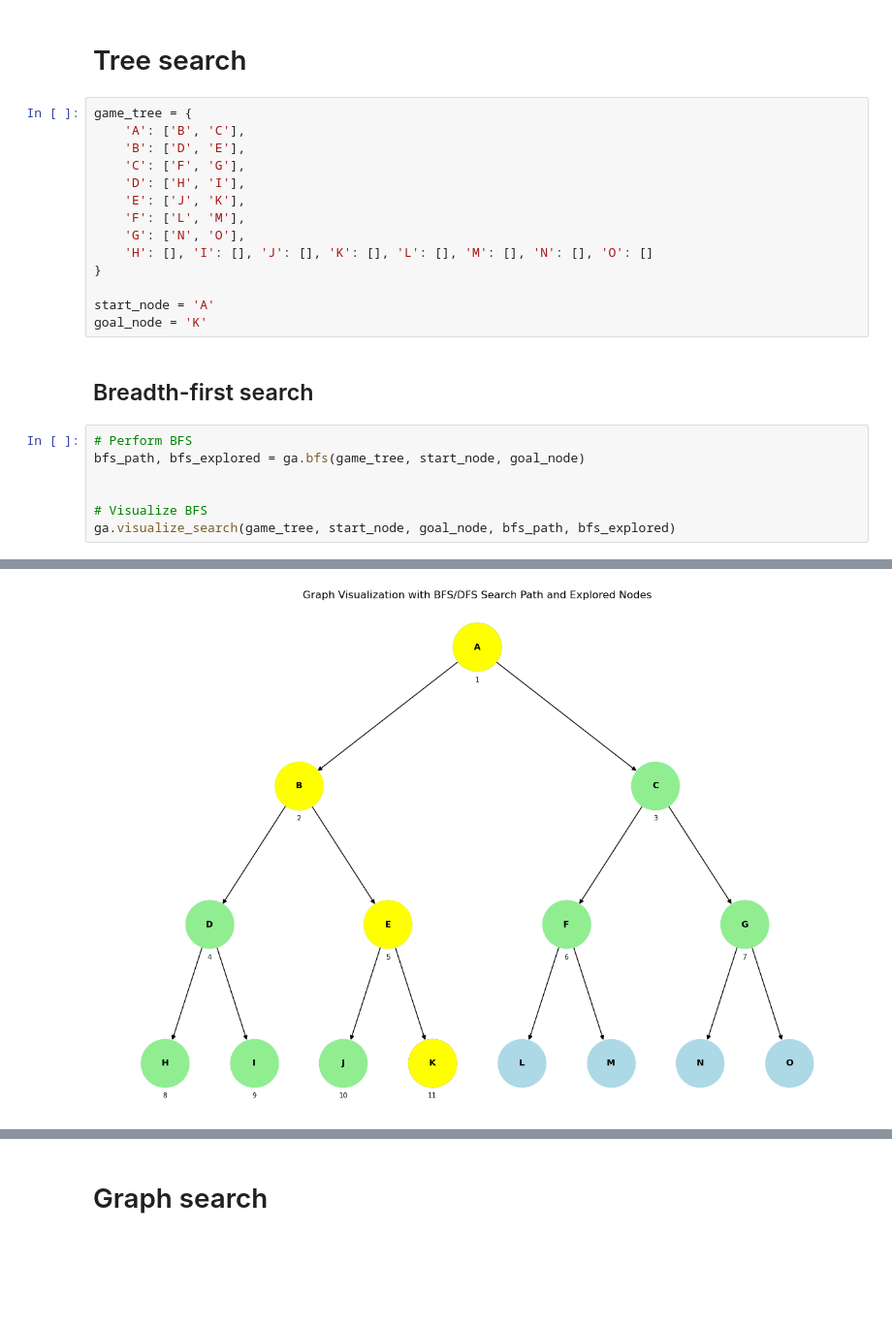
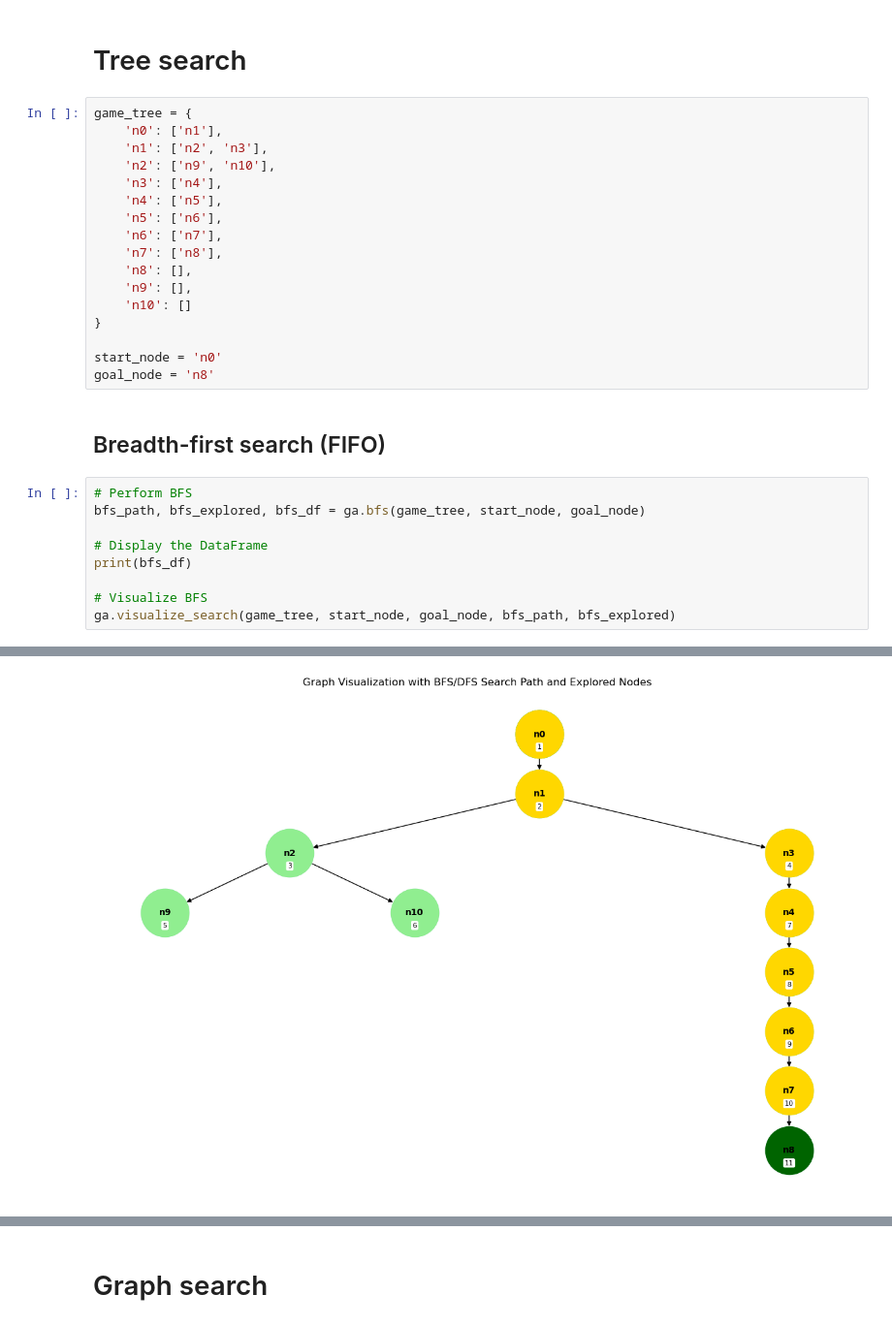
Before and after one commit to alpacfer/intro_to_ai, a Jupyter notebook: graphs_introai.ipynb, the cells around one changed output, grey strips where cells are left out. Shown: that part at 97% size. Saved outputs shown, nothing was run; the diff lists cells and outputs as text; blank space fills up the shorter version.

Commit message:
Better graphs

```diff
--- a/graphs_introai.ipynb
+++ b/graphs_introai.ipynb
@@ -3,26 +3,31 @@
 import graph_algorithms as ga
 # %% [markdown]
 # Tree search
-# %%
-game_tree = {
-    'A': ['B', 'C'],
-    'B': ['D', 'E'],
-    'C': ['F', 'G'],
-    'D': ['H', 'I'],
-    'E': ['J', 'K'],
-    'F': ['L', 'M'],
-    'G': ['N', 'O'],
-    'H': [], 'I': [], 'J': [], 'K': [], 'L': [], 'M': [], 'N': [], 'O': []
-}
-
-start_node = 'A'
-goal_node = 'K'
+# %%
+game_tree = {
+    'n0': ['n1'],
+    'n1': ['n2', 'n3'],
+    'n2': ['n9', 'n10'],
+    'n3': ['n4'],
+    'n4': ['n5'],
+    'n5': ['n6'],
+    'n6': ['n7'],
+    'n7': ['n8'],
+    'n8': [],
+    'n9': [],
+    'n10': []
+}
+
+start_node = 'n0'
+goal_node = 'n8'
 # %% [markdown]
-## Breadth-first search
+## Breadth-first search (FIFO)
 # %%
 # Perform BFS
-bfs_path, bfs_explored = ga.bfs(game_tree, start_node, goal_node)
+bfs_path, bfs_explored, bfs_df = ga.bfs(game_tree, start_node, goal_node)
 
+# Display the DataFrame
+print(bfs_df)
 
 # Visualize BFS
 ga.visualize_search(game_tree, start_node, goal_node, bfs_path, bfs_explored)
@@ -42,2 +48,2 @@ Goal K reached! Path: ['A', 'B', 'E', 'K']
-[figure, old version]
+[figure, new version]
 # %% [markdown]
```
Also changed, not shown: parts of 19 cells of this notebook, 1 other file.
